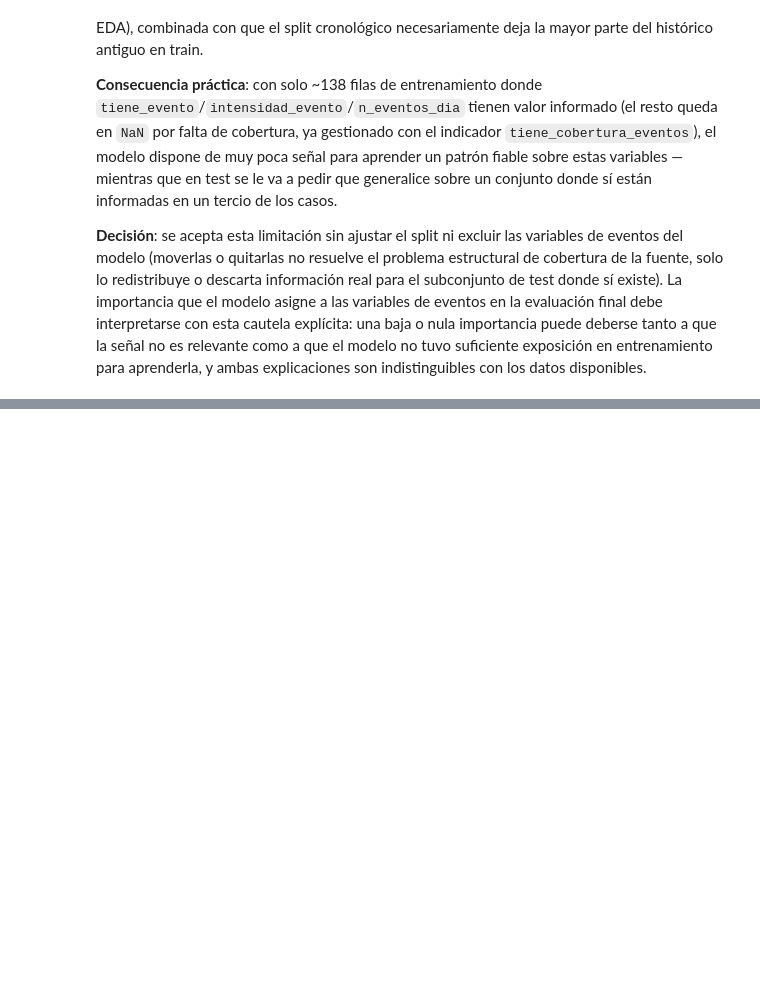
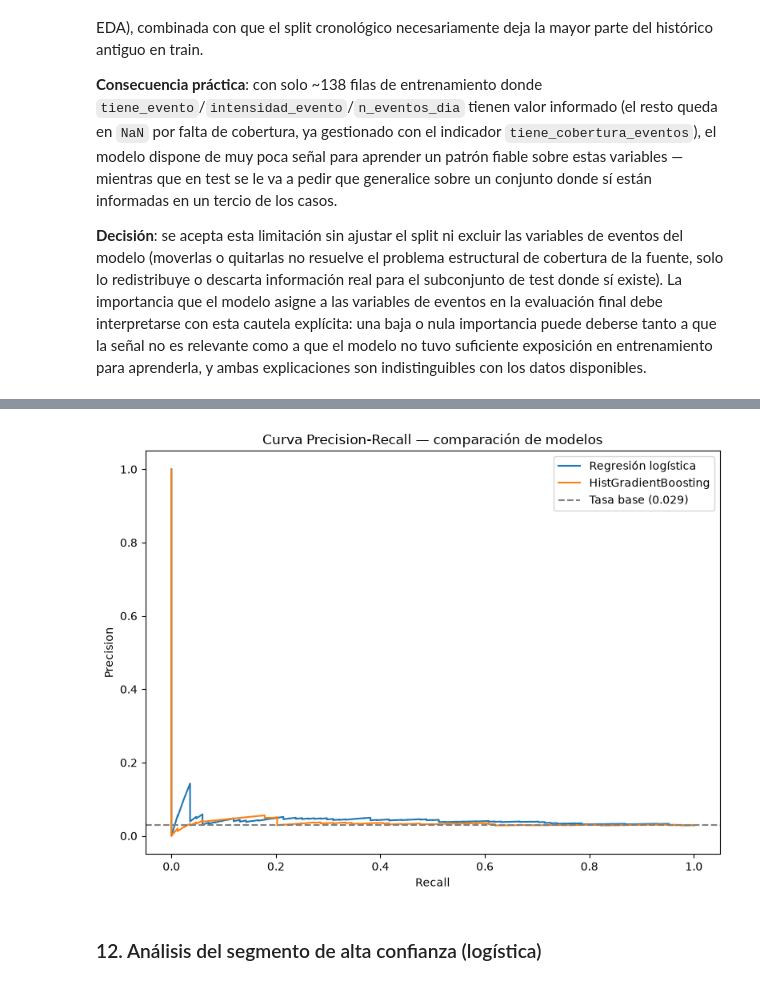
Before and after one commit to Joaquindam/TFM-Hosteleria-AI, a Jupyter notebook: notebooks/06_pred_noshows.ipynb, the cells around one changed output, grey strips where cells are left out. Drawn from its saved outputs; the diff is of its cells as text; code cells hidden in the pictures; blank space fills up the shorter version.

Commit message:
pred de no shows terminada - no revisada

```diff
--- a/notebooks/06_pred_noshows.ipynb
+++ b/notebooks/06_pred_noshows.ipynb
@@ -682,0 +570,13 @@ disponibles.
+# %%
+moda_zone = train['zone'].mode()[0]
+print(f"Moda de zone (calculada solo con train): {moda_zone}")
+
+n_nulos_train_antes = train['zone'].isna().sum()
+n_nulos_test_antes = test['zone'].isna().sum()
+
+train['zone'] = train['zone'].fillna(moda_zone)
+test['zone'] = test['zone'].fillna(moda_zone)  # mismo valor de train, no la moda propia de test
+
+print(f"Nulos imputados en train: {n_nulos_train_antes}")
+print(f"Nulos imputados en test: {n_nulos_test_antes}")
+print(f"Nulos restantes: train={train['zone'].isna().sum()}, test={test['zone'].isna().sum()}")
@@ -682,0 +967,14 @@ disponibles.
+# %%
+proba_logistica = modelo_logistica.predict_proba(X_test_scaled)[:, 1]
+pred_logistica = (proba_logistica > 0.5).astype(int)
+resultados.append(evaluar("Regresión logística", y_test, pred_logistica, proba_logistica))
+
+proba_hgb = modelo_hgb.predict_proba(X_test)[:, 1]
+pred_hgb = (proba_hgb > 0.5).astype(int)
+resultados.append(evaluar("HistGradientBoosting", y_test, pred_hgb, proba_hgb))
+
+tabla_resultados = pd.DataFrame(resultados).sort_values('pr_auc', ascending=False)
+print("\n" + "="*60)
+print("COMPARATIVA FINAL")
+print("="*60)
+print(tabla_resultados.to_string(index=False))
@@ -682,0 +999,21 @@ disponibles.
+# %%
+from sklearn.metrics import precision_recall_curve
+import matplotlib.pyplot as plt
+
+fig, ax = plt.subplots(figsize=(8, 6))
+for nombre, proba in [('Regresión logística', proba_logistica), ('HistGradientBoosting', proba_hgb)]:
+    precision_curva, recall_curva, _ = precision_recall_curve(y_test, proba)
+    ax.plot(recall_curva, precision_curva, label=nombre)
+
+ax.axhline(y_test.mean(), color='grey', linestyle='--', label=f'Tasa base ({y_test.mean():.3f})')
+ax.set_xlabel('Recall')
+ax.set_ylabel('Precision')
+ax.set_title('Curva Precision-Recall — comparación de modelos')
+ax.legend()
+plt.tight_layout()
+plt.savefig(FIGURES_DIR / 'pr_curve_noshow.png', dpi=150, bbox_inches='tight')
+plt.show()
+# %% [output]
+[figure, added]
+# %% [markdown]
+### 12. Análisis del segmento de alta confianza (logística)
```
Also changed, not shown: parts of 47 cells of this notebook, 1 other file.
